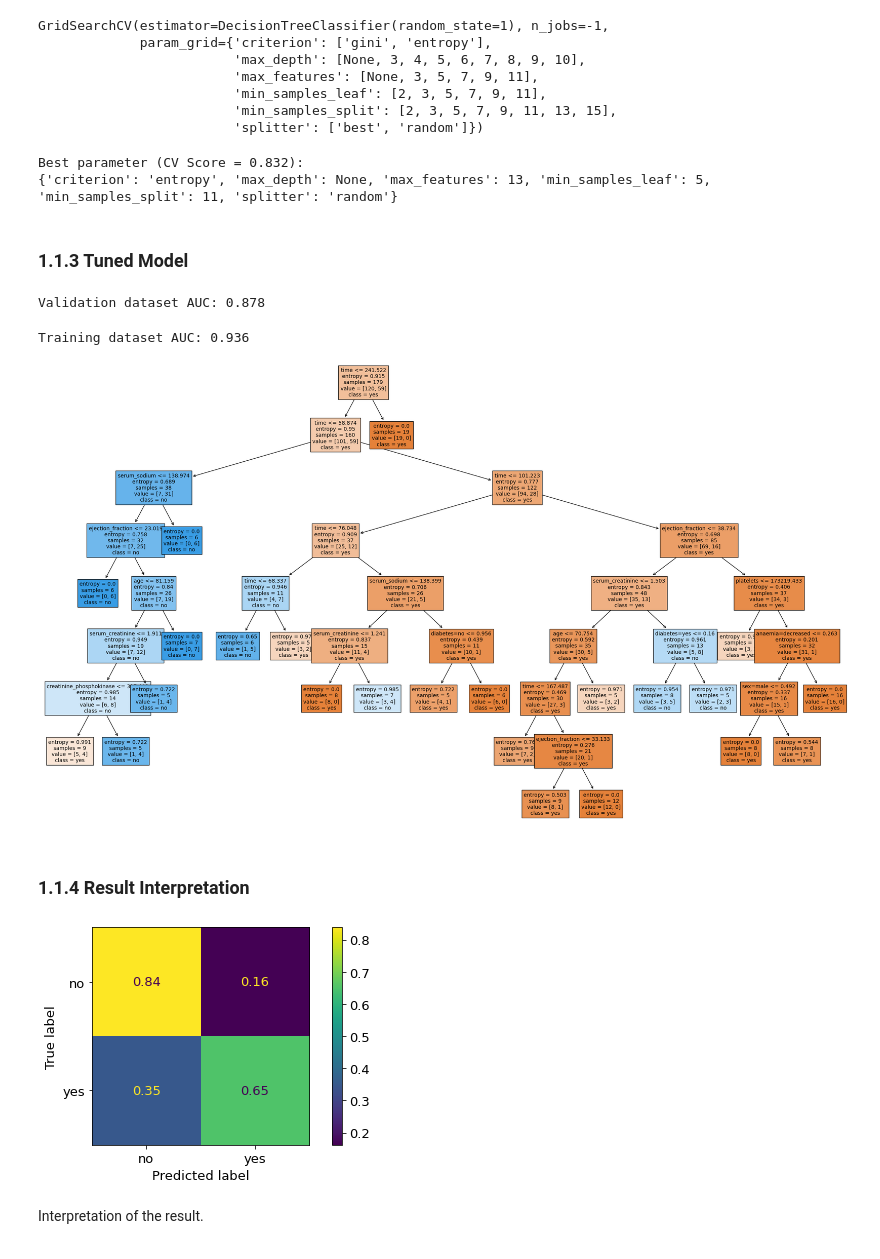
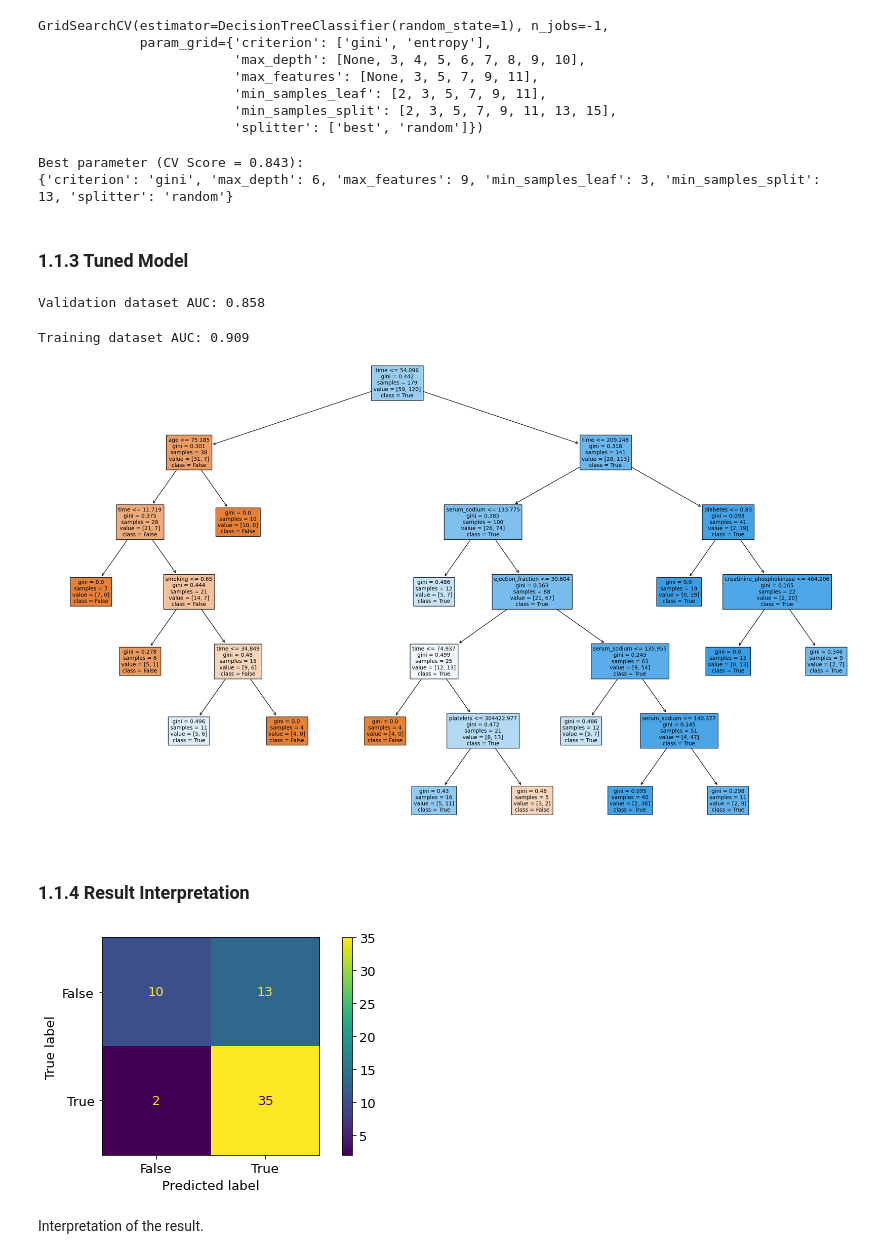
Before and after one commit to mdrkb/mlcamp, a Jupyter notebook: 07-midterm-project/notebook.ipynb, the cells around one changed output. Saved outputs shown, nothing was run; the diff lists cells and outputs as text; code cells hidden in the pictures.

```diff
--- a/07-midterm-project/notebook.ipynb
+++ b/07-midterm-project/notebook.ipynb
@@ -83,21 +84,14 @@ From dataset description, we can see that:
 Decode the qualitative variables:
 # %%
 binary_values = {
-    0: "no",
-    1: "yes"
+    0: True,
+    1: False
 }
 df["diabetes"] = df["diabetes"].map(binary_values)
 df["high_blood_pressure"] = df["high_blood_pressure"].map(binary_values)
 df["smoking"] = df["smoking"].map(binary_values)
 df["DEATH_EVENT"] = df["DEATH_EVENT"].map(binary_values)
-
-
-anaemia_values = {
-    0: "decreased",
-    1: "not decreased"
-}
-df["anaemia"] = df["anaemia"].map(anaemia_values)
-
+df["anaemia"] = df["anaemia"].map(binary_values)
 
 sex_values = {
     0: "female",
@@ -173,4 +158,5 @@ In this section, we are going to train three different classification models, tu
 # %%
-lr = LogisticRegression(solver="lbfgs", C=1.0, random_state=1)
+# Train the model with training dataset
+lr = LogisticRegression(random_state=1)
 lr.fit(X_train, y_train)
 # %% [output]
@@ -184,0 +247,9 @@ LogisticRegression(random_state=1)
+# %%
+# Train the model with training dataset
+lrr = LogisticRegression(random_state=1)
+lrr.fit(X_train, y_train)
+
+# Predict using validation dataset
+y_pred = lrr.predict_proba(X_val)[:,1]
+result = (y_pred >= 0.16)
+print(f"Accuracy: {(y_val == result).mean().round(3)}")
@@ -239,21 +321,21 @@ GridSearchCV(estimator=DecisionTreeClassifier(random_state=1), n_jobs=-1,
                          'splitter': ['best', 'random']})
 # %%
 # Get the tuned hyperparameters from the grid search model
-print(f"Best parameter (CV Score = {grid_model.best_score_.round(3)}):")
-print(grid_model.best_params_)
+print(f"Best parameter (CV Score = {search.best_score_.round(3)}):")
+print(search.best_params_)
 # %% [output]
-Best parameter (CV Score = 0.832):
-{'criterion': 'entropy', 'max_depth': None, 'max_features': 13, 'min_samples_leaf': 5, 'min_samples_split': 11, 'splitter': 'random'}
+Best parameter (CV Score = 0.843):
+{'criterion': 'gini', 'max_depth': 6, 'max_features': 9, 'min_samples_leaf': 3, 'min_samples_split': 13, 'splitter': 'random'}
 # %% [markdown]
 ### 1.1.3 Tuned Model
 # %%
 # Train the model again with tuned parameters
 dt = DecisionTreeClassifier(
-    criterion="entropy",
-    max_depth=None,
-    max_features=13,
-    min_samples_leaf=5,
-    min_samples_split=11,
+    criterion="gini",
+    max_depth=6,
+    max_features=9,
+    min_samples_leaf=3,
+    min_samples_split=13,
     splitter='random',
     random_state=1
 )
@@ -263,30 +345,32 @@ dt.fit(X_train, y_train)
 y_pred = dt.predict_proba(X_val)[:, 1]
 print(f"Validation dataset AUC: {roc_auc_score(y_val, y_pred).round(3)}")
 # %% [output]
-Validation dataset AUC: 0.878
+Validation dataset AUC: 0.858
 # %%
 # Predict using training dataset
 y_pred = dt.predict_proba(X_train)[:, 1]
 print(f"Training dataset AUC: {roc_auc_score(y_train, y_pred).round(3)}")
 # %% [output]
-Training dataset AUC: 0.936
+Training dataset AUC: 0.909
 # %%
 # Plot the decision tree
 feature_names = list(dv.get_feature_names_out())
-class_names = df["DEATH_EVENT"].unique()
+class_names = list(map(str, df["DEATH_EVENT"].unique()))
 
 plt.figure(figsize=(20,12), dpi=100)
 plot_tree(dt, feature_names=feature_names, class_names=class_names, filled=True, fontsize=10)
 plt.show()
+# Double click to zoom the plot
 # %% [output]
-[figure, old version]
+[figure, new version]
 # %% [markdown]
 ### 1.1.4 Result Interpretation
 # %%
-ConfusionMatrixDisplay.from_estimator(dt, X_val, y_val, normalize="true")
+result = (y_pred >= 0.5)
+ConfusionMatrixDisplay.from_predictions(y_val, result)
 plt.show()
 # %% [output]
-[figure, old version]
+[figure, new version]
 # %% [markdown]
 Interpretation of the result.
 # %% [markdown]
```
Also changed, not shown: parts of 32 cells of this notebook.
